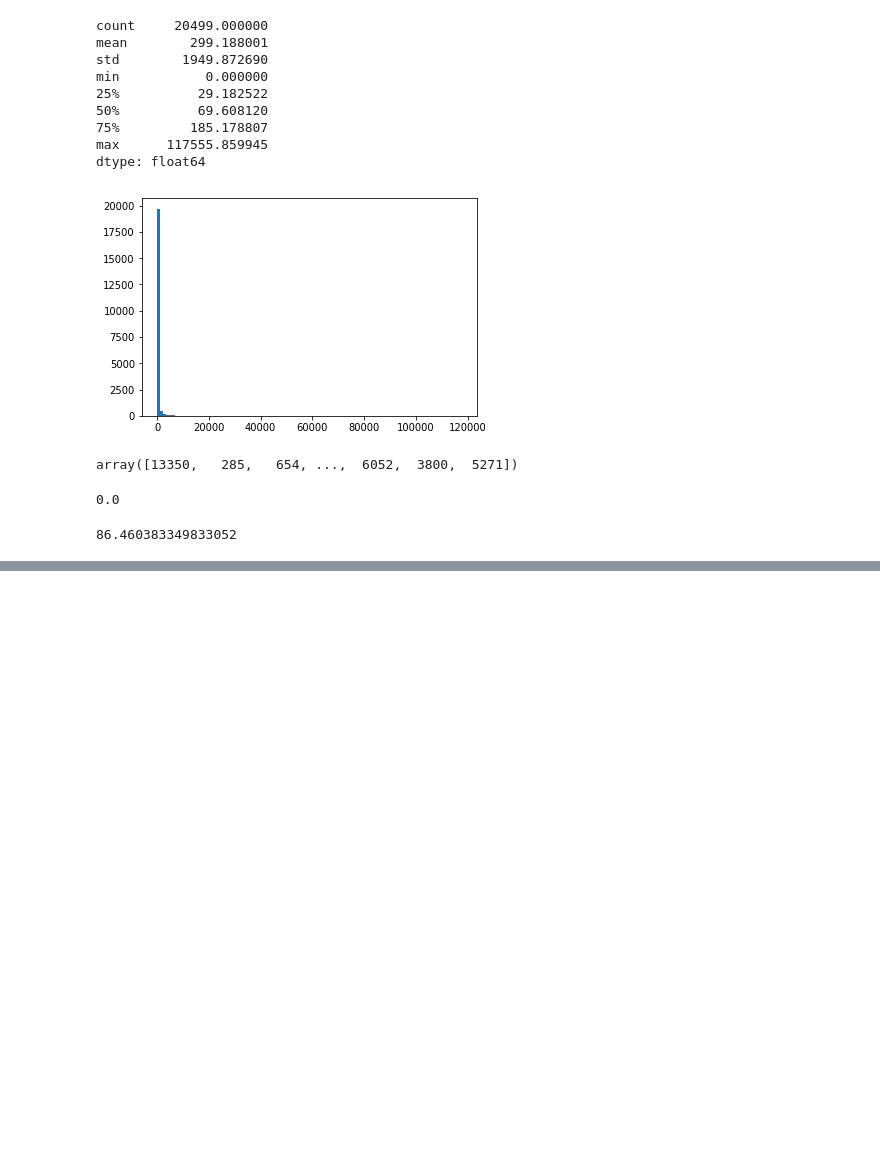
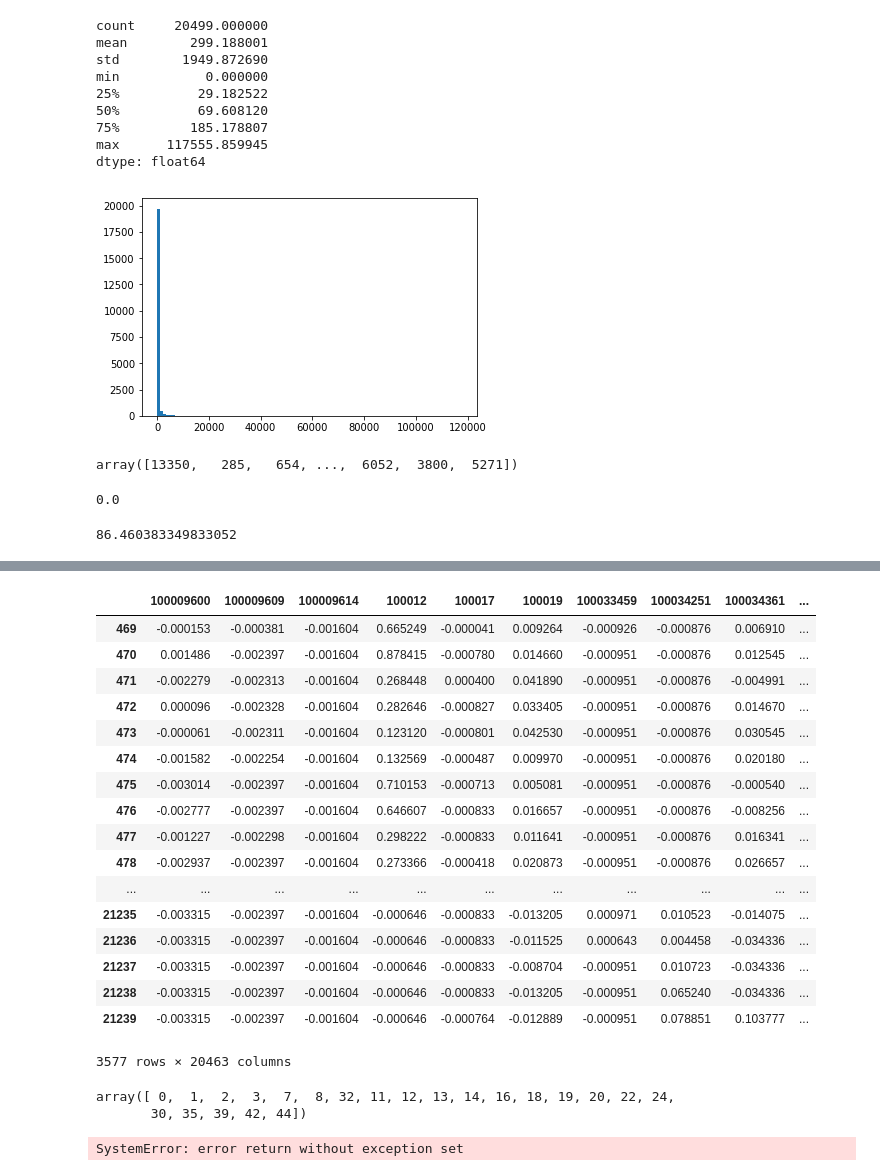
Before and after one commit to gengshan-y/scRNA-seq-classification, a Jupyter notebook: Untitled.ipynb, the cells around one changed output, grey strips where cells are left out. Drawn from its saved outputs; the diff is of its cells as text; code cells hidden in the pictures; blank space fills up the shorter version.

```diff
--- a/Untitled.ipynb
+++ b/Untitled.ipynb
@@ -214,0 +300,5 @@ df_norm = (df - df.mean()) / (df.max() - df.min())
+# %%
+train_df_norm = df_norm.loc[train_idx]
+train_lab = TRAIN_LAB_DF.loc[train_idx]
+val_df_norm = df_norm.loc[val_idx]
+val_lab = TRAIN_LAB_DF.loc[val_idx]
@@ -214,0 +417,30 @@ df_norm = (df - df.mean()) / (df.max() - df.min())
+# %%
+val_df_norm
+# %% [output]
+|  | 100009600 | 100009609 | 100009614 | 100012 | 100017 | 100019 | 100033459 | 100034251 | 100034361 | ... |
+| 469 | -0.000153 | -0.000381 | -0.001604 | 0.665249 | -0.000041 | 0.009264 | -0.000926 | -0.000876 | 0.006910 | ... |
+| 470 | 0.001486 | -0.002397 | -0.001604 | 0.878415 | -0.000780 | 0.014660 | -0.000951 | -0.000876 | 0.012545 | ... |
+| 471 | -0.002279 | -0.002313 | -0.001604 | 0.268448 | 0.000400 | 0.041890 | -0.000951 | -0.000876 | -0.004991 | ... |
+| 472 | 0.000096 | -0.002328 | -0.001604 | 0.282646 | -0.000827 | 0.033405 | -0.000951 | -0.000876 | 0.014670 | ... |
+| 473 | -0.000061 | -0.002311 | -0.001604 | 0.123120 | -0.000801 | 0.042530 | -0.000951 | -0.000876 | 0.030545 | ... |
+| 474 | -0.001582 | -0.002254 | -0.001604 | 0.132569 | -0.000487 | 0.009970 | -0.000951 | -0.000876 | 0.020180 | ... |
+| 475 | -0.003014 | -0.002397 | -0.001604 | 0.710153 | -0.000713 | 0.005081 | -0.000951 | -0.000876 | -0.000540 | ... |
+| 476 | -0.002777 | -0.002397 | -0.001604 | 0.646607 | -0.000833 | 0.016657 | -0.000951 | -0.000876 | -0.008256 | ... |
+| 477 | -0.001227 | -0.002298 | -0.001604 | 0.298222 | -0.000833 | 0.011641 | -0.000951 | -0.000876 | 0.016341 | ... |
+| 478 | -0.002937 | -0.002397 | -0.001604 | 0.273366 | -0.000418 | 0.020873 | -0.000951 | -0.000876 | 0.026657 | ... |
+| ... | ... | ... | ... | ... | ... | ... | ... | ... | ... | ... |
+| 21235 | -0.003315 | -0.002397 | -0.001604 | -0.000646 | -0.000833 | -0.013205 | 0.000971 | 0.010523 | -0.014075 | ... |
+| 21236 | -0.003315 | -0.002397 | -0.001604 | -0.000646 | -0.000833 | -0.011525 | 0.000643 | 0.004458 | -0.034336 | ... |
+| 21237 | -0.003315 | -0.002397 | -0.001604 | -0.000646 | -0.000833 | -0.008704 | -0.000951 | 0.010723 | -0.034336 | ... |
+| 21238 | -0.003315 | -0.002397 | -0.001604 | -0.000646 | -0.000833 | -0.013205 | -0.000951 | 0.065240 | -0.034336 | ... |
+| 21239 | -0.003315 | -0.002397 | -0.001604 | -0.000646 | -0.000764 | -0.012889 | -0.000951 | 0.078851 | 0.103777 | ... |
+3577 rows × 20463 columns
+# %%
+val_lab['num'].unique()
+# %% [output]
+array([ 0,  1,  2,  3,  7,  8, 32, 11, 12, 13, 14, 16, 18, 19, 20, 22, 24,
+       30, 35, 39, 42, 44])
+# %%
+np.save('../data/train.npy', {'data':train_df_norm.as_matrix(),'label':train_lab.as_matrix()[:,1]})
+# %% [output]
+SystemError: error return without exception set
```
Also changed, not shown: parts of 27 cells of this notebook, 3 other files.
